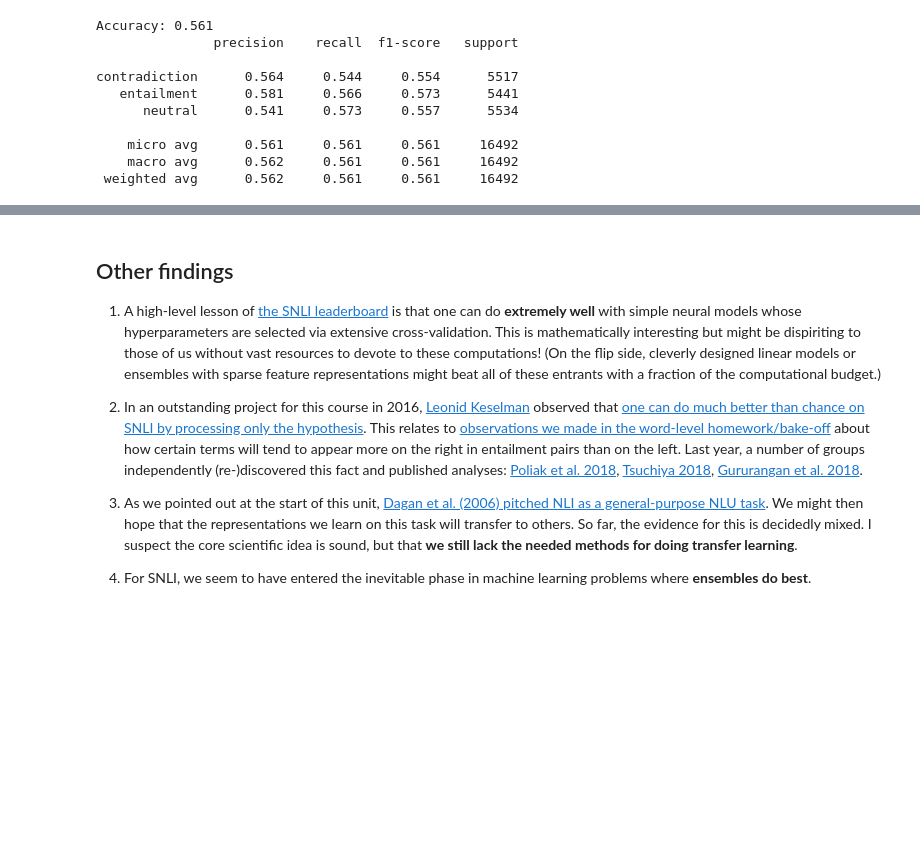
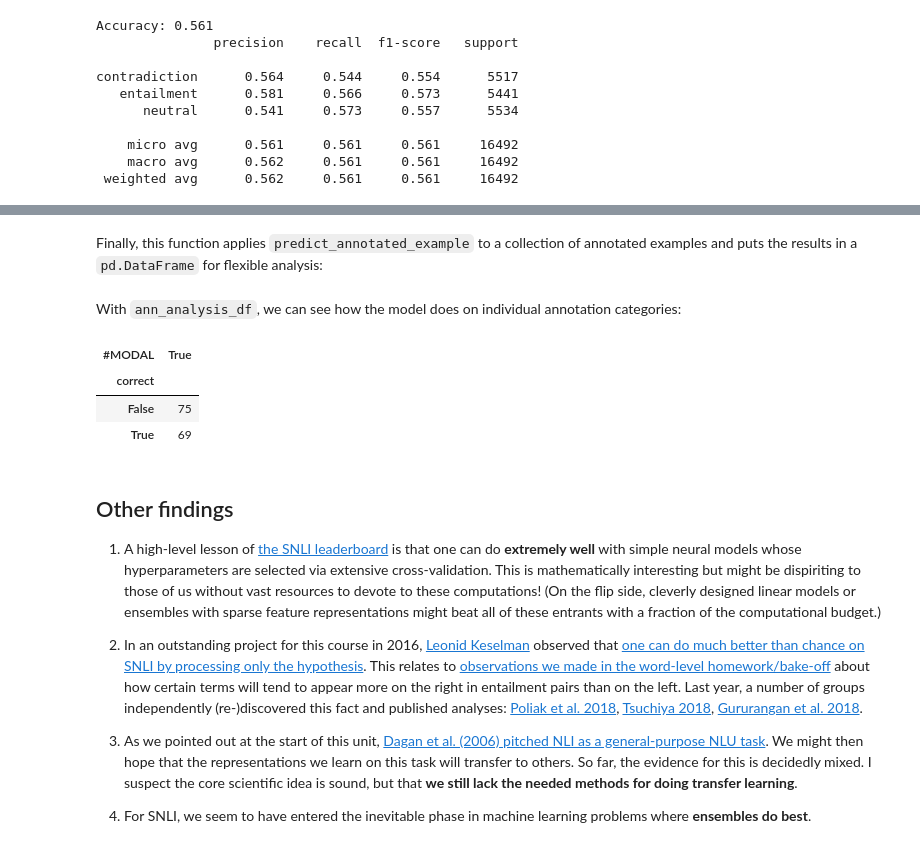
Before and after one commit to cgpotts/cs224u, a Jupyter notebook: nli_02_models.ipynb, the cells around one changed output, grey strips where cells are left out. Saved outputs shown, nothing was run; the diff lists cells and outputs as text; code cells hidden in the pictures; blank space fills up the shorter version.

Commit message:
Illustrative use of the MultiNLI annotations

```diff
--- a/nli_02_models.ipynb
+++ b/nli_02_models.ipynb
@@ -627,0 +660,3 @@ Since TensorFlow will handle the details of backpropagation, implementing these
+# %%
+matched_ann = nli.read_annotated_subset(
+    matched_ann_filename, MULTINLI_HOME)
@@ -628,3 +665,37 @@ Since TensorFlow will handle the details of backpropagation, implementing these
+# %%
+def predict_annotated_example(ann, experiment_results):
+    model = experiment_results['model']
+    phi = experiment_results['phi']
+    ex = ann['example']
+    prem = ex.sentence1_parse
+    hyp = ex.sentence2_parse
+    feats = phi(prem, hyp)
+    pred = model.predict([feats])[0]
+    gold = ex.gold_label
+    data = {cat: True for cat in ann['annotations']}
+    data.update({'gold': gold, 'prediction': pred, 'correct': gold == pred})
+    return data
+# %% [markdown]
+Finally, this function applies `predict_annotated_example` to a collection of annotated examples and puts the results in a `pd.DataFrame` for flexible analysis:
+# %%
+def get_predictions_for_annotated_data(anns, experiment_results):
+    data = []
+    for ex_id, ann in anns.items():
+        results = predict_annotated_example(ann, experiment_results)
+        data.append(results)
+    return pd.DataFrame(data)
+# %%
+ann_analysis_df = get_predictions_for_annotated_data(
+    matched_ann, rnn_multinli_experiment)
+# %% [markdown]
+With `ann_analysis_df`, we can see how the model does on individual annotation categories:
+# %%
+pd.crosstab(ann_analysis_df['correct'], ann_analysis_df['#MODAL'])
+# %% [output]
+| #MODAL | True |
+| correct |  |
+| False | 75 |
+| True | 69 |
 # %% [markdown]
 ## Other findings
 
```
Also changed, not shown: parts of 10 cells of this notebook.
